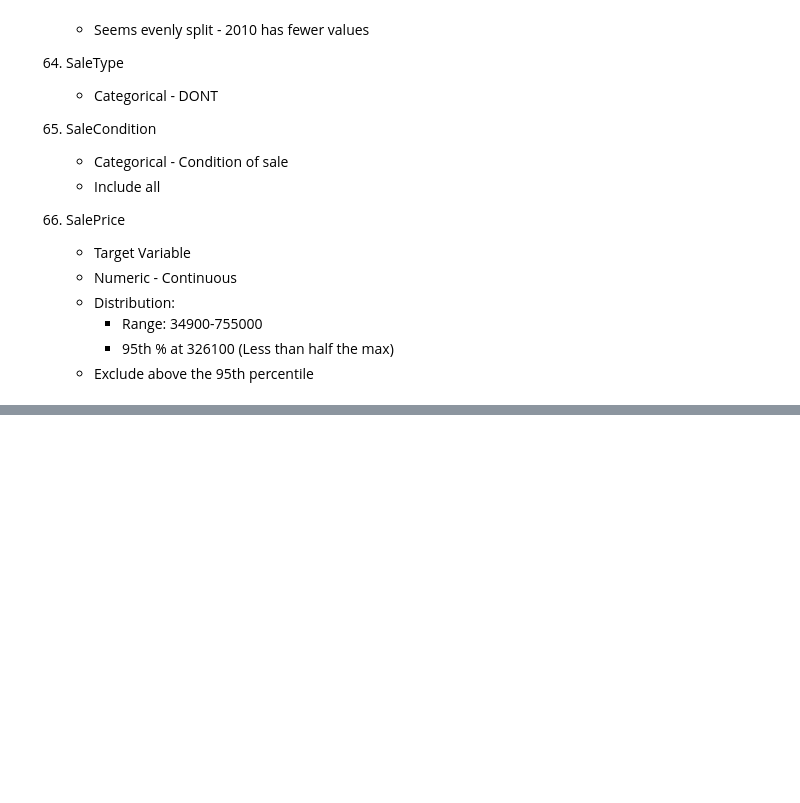
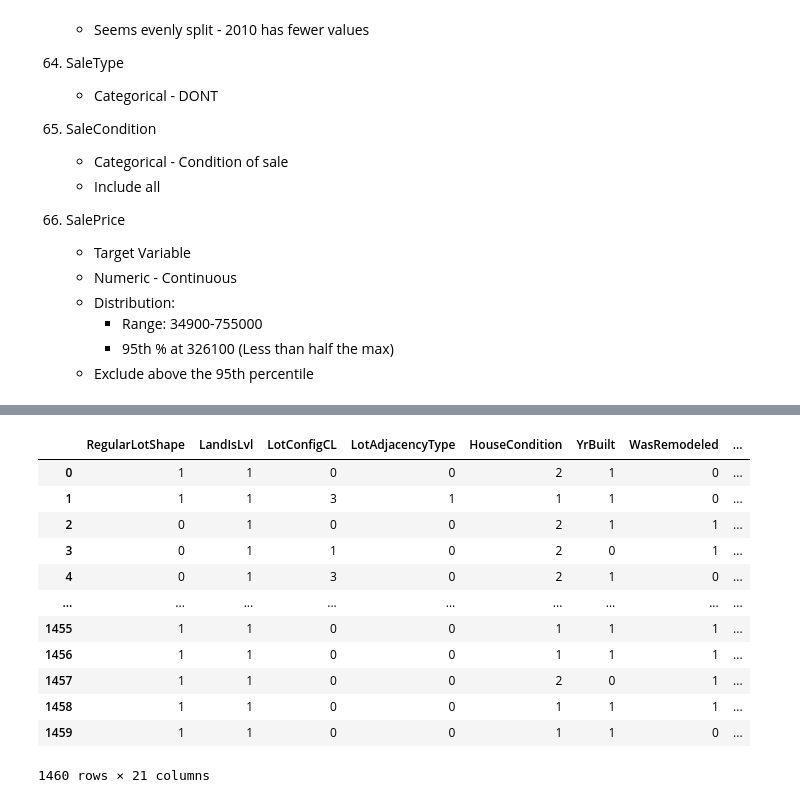
Before and after one commit to JamesBarciz/ML_algorithm_exploration, a Jupyter notebook: linear_regression/house-prices-advanced-regression-techniques/notebooks/feature_engineering.ipynb, the cells around one changed output, grey strips where cells are left out. Saved outputs shown, nothing was run; the diff lists cells and outputs as text; code cells hidden in the pictures; blank space fills up the shorter version.

```diff
--- a/linear_regression/house-prices-advanced-regression-techniques/notebooks/feature_engineering.ipynb
+++ b/linear_regression/house-prices-advanced-regression-techniques/notebooks/feature_engineering.ipynb
@@ -658,0 +699,2 @@ dtype: int64
+# %%
+cleaned = df1.copy()
@@ -658,0 +836,18 @@ dtype: int64
+# %%
+new_columns = list(cleaned.columns[-21:])
+# %%
+cleaned[new_columns].astype('int64')
+# %% [output]
+|  | RegularLotShape | LandIsLvl | LotConfigCL | LotAdjacencyType | HouseCondition | YrBuilt | WasRemodeled | ... |
+| 0 | 1 | 1 | 0 | 0 | 2 | 1 | 0 | ... |
+| 1 | 1 | 1 | 3 | 1 | 1 | 1 | 0 | ... |
+| 2 | 0 | 1 | 0 | 0 | 2 | 1 | 1 | ... |
+| 3 | 0 | 1 | 1 | 0 | 2 | 0 | 1 | ... |
+| 4 | 0 | 1 | 3 | 0 | 2 | 1 | 0 | ... |
+| ... | ... | ... | ... | ... | ... | ... | ... | ... |
+| 1455 | 1 | 1 | 0 | 0 | 1 | 1 | 1 | ... |
+| 1456 | 1 | 1 | 0 | 0 | 1 | 1 | 1 | ... |
+| 1457 | 1 | 1 | 0 | 0 | 2 | 0 | 1 | ... |
+| 1458 | 1 | 1 | 0 | 0 | 1 | 1 | 1 | ... |
+| 1459 | 1 | 1 | 0 | 0 | 1 | 1 | 0 | ... |
+1460 rows × 21 columns
```
Also changed, not shown: parts of 3 cells of this notebook.
